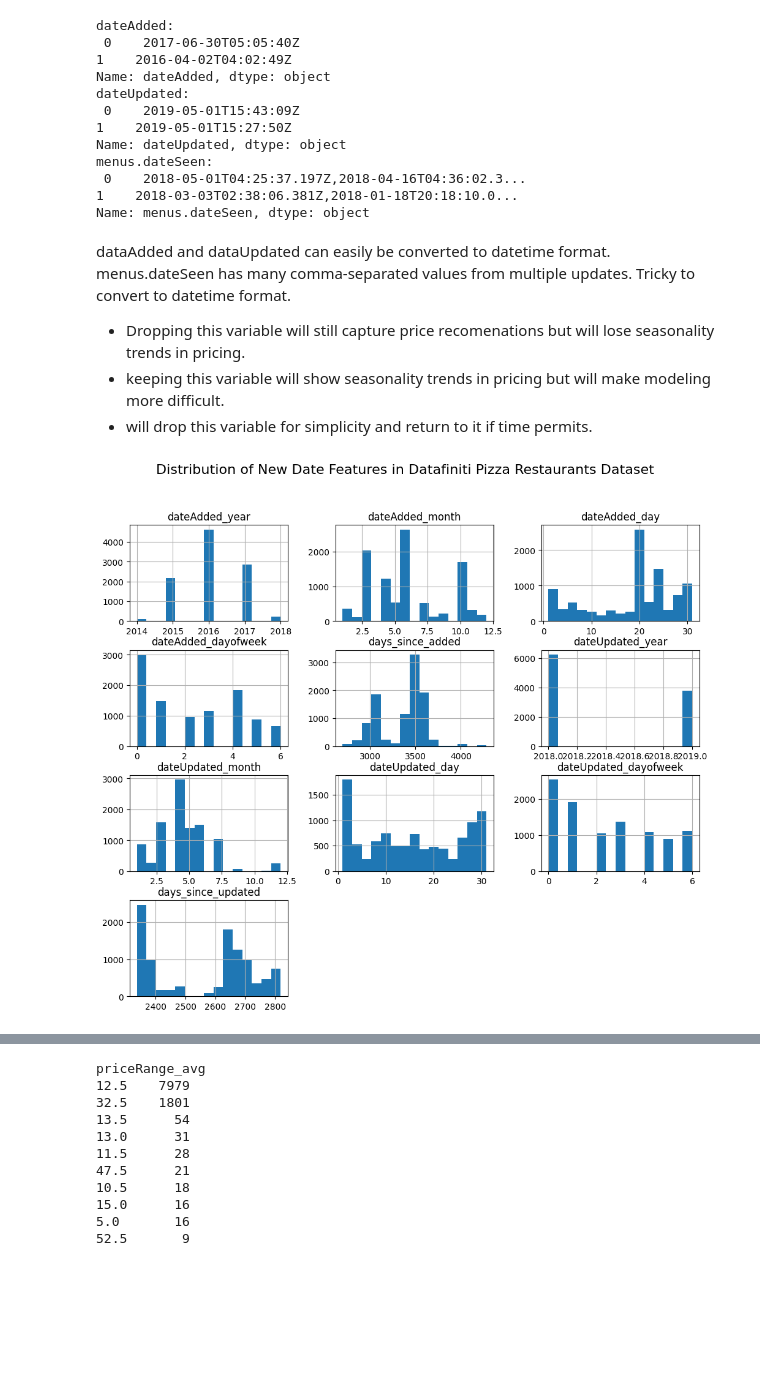
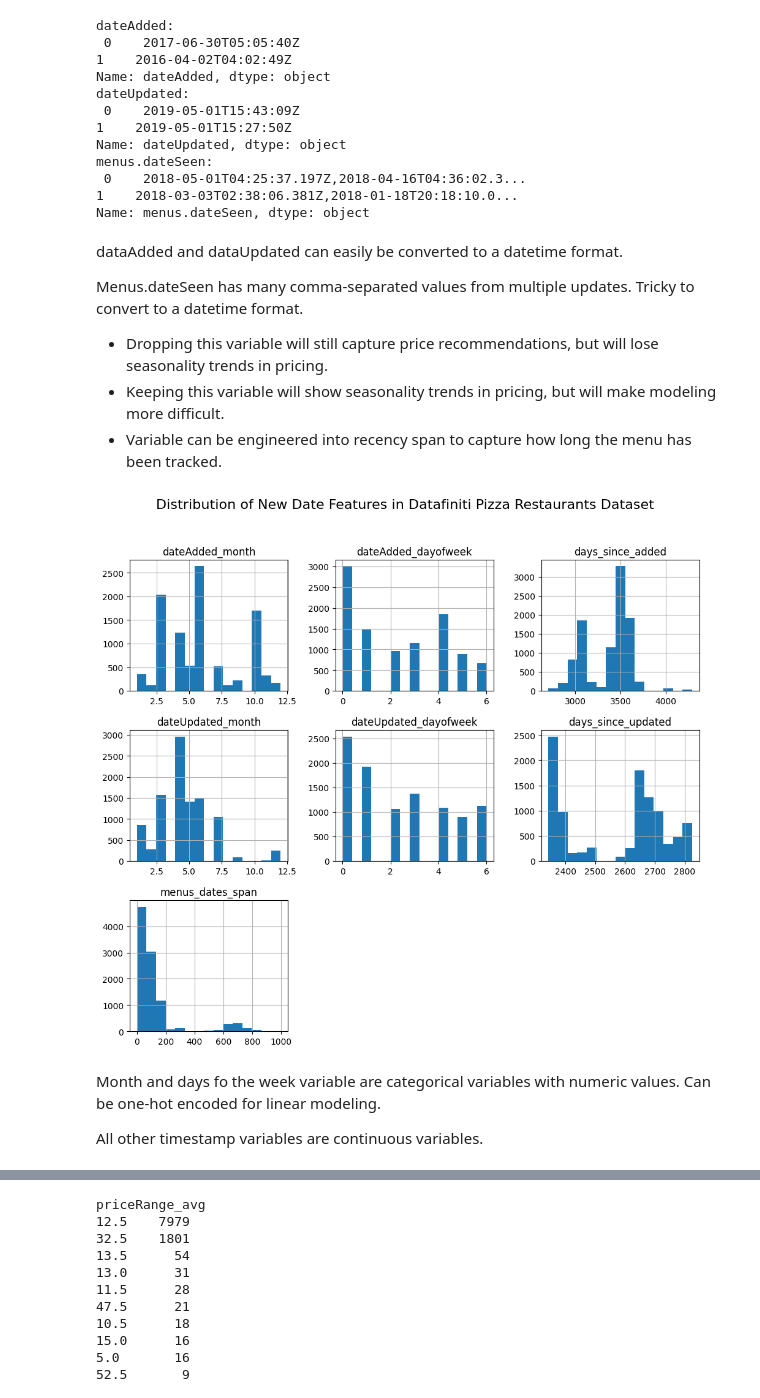
Before and after one commit to arjunvenkateshusd/ads505, a Jupyter notebook: ads505_FinalProj.ipynb, the cells around one changed output, grey strips where cells are left out. Drawn from its saved outputs; the diff is of its cells as text; code cells hidden in the pictures; blank space fills up the shorter version.

Commit message:
Refined the features for data preprocessing and prepared preprocessing pipeline steps

```diff
--- a/ads505_FinalProj.ipynb
+++ b/ads505_FinalProj.ipynb
@@ -201,11 +206,13 @@ There are a few features with missing values.
 data2_cleaned = data2.drop(columns=['id', 'categories', 'address', 'keys', 'menuPageURL']).copy()
 
 # Impute missing values for numeric columns with the mean
-num_cols = data2_cleaned.select_dtypes(include=['float64', 'int64']).columns
-data2_cleaned[num_cols] = data2_cleaned[num_cols].fillna(data2_cleaned[num_cols].mean())
+# num_cols = data2_cleaned.select_dtypes(include=['float64', 'int64']).columns
+# data2_cleaned[num_cols] = data2_cleaned[num_cols].fillna(data2_cleaned[num_cols].mean())
+# Above code commented out because there are no missing valuse in numeric columns in dataset 2
 
-# Impute missing values for categorical columns with the mode
-cat_cols = ['menus.currency', 'postalCode','priceRangeCurrency']
+# Impute missing values for categorical columns (postalCode is the only categorical variable in dataset 2 that needs impute)
+# Impute with the mode
+cat_cols = ['postalCode']
 for col in cat_cols:
     mode_value = data2_cleaned[col].mode()[0]
     data2_cleaned[col] = data2_cleaned[col].fillna(mode_value)
@@ -396,6 +397,6 @@ priceRangeMax: Maximum price of the price range
 # %%
 # Drop variable with one unique value and high-cardinality variables
-data2_cleaned = data2_cleaned.drop(columns=['country','menus.currency', 'priceRangeCurrency', 'postalCode', 'name'])
+data2_cleaned = data2_cleaned.drop(columns=['country','menus.currency', 'priceRangeCurrency', 'postalCode', 'menus.name'])
 # %% [markdown]
 ## Handle Timestamp Variables
 # %%
@@ -417,40 +418,59 @@ menus.dateSeen:
 1    2018-03-03T02:38:06.381Z,2018-01-18T20:18:10.0...
 Name: menus.dateSeen, dtype: object
 # %% [markdown]
-dataAdded and dataUpdated can easily be converted to datetime format.
-menus.dateSeen has many comma-separated values from multiple updates. Tricky to convert to datetime format.
-- Dropping this variable will still capture price recomenations but will lose seasonality trends in pricing.
-- keeping this variable will show seasonality trends in pricing but will make modeling more difficult.
-- will drop this variable for simplicity and return to it if time permits.
+dataAdded and dataUpdated can easily be converted to a datetime format.
+
+Menus.dateSeen has many comma-separated values from multiple updates. Tricky to convert to a datetime format.
+- Dropping this variable will still capture price recommendations, but will lose seasonality trends in pricing.
+- Keeping this variable will show seasonality trends in pricing, but will make modeling more difficult.
+- Variable can be engineered into recency span to capture how long the menu has been tracked.
 # %%
 # Change data formate of date columns to datetime data type
 data2_cleaned['dateAdded'] = pd.to_datetime(data2_cleaned['dateAdded'], errors='coerce', utc=True)
 data2_cleaned['dateUpdated'] = pd.to_datetime(data2_cleaned['dateUpdated'], errors='coerce', utc=True)
 # %%
 # Extract year, month, day, and day of week from dateAdded
-data2_cleaned['dateAdded_year'] = data2_cleaned['dateAdded'].dt.year
+# data2_cleaned['dateAdded_year'] = data2_cleaned['dateAdded'].dt.year
+# year infromation is captured in days_since_added feature
 data2_cleaned['dateAdded_month'] = data2_cleaned['dateAdded'].dt.month
-data2_cleaned['dateAdded_day'] = data2_cleaned['dateAdded'].dt.day
+# data2_cleaned['dateAdded_day'] = data2_cleaned['dateAdded'].dt.day
+# day infroamtion is captured in dateAdded_dayofweek feature
 data2_cleaned['dateAdded_dayofweek'] = data2_cleaned['dateAdded'].dt.dayofweek
 # Elapsed time since dateAdded
 data2_cleaned['days_since_added'] = (pd.Timestamp.now(tz='UTC') - data2_cleaned['dateAdded']).dt.days
+
 #  Extract year, month, day, and day of week from dateUpdated
-data2_cleaned['dateUpdated_year'] = data2_cleaned['dateUpdated'].dt.year
+# data2_cleaned['dateUpdated_year'] = data2_cleaned['dateUpdated'].dt.year
+# year infromation is captured in days_since_updated feature
 data2_cleaned['dateUpdated_month'] = data2_cleaned['dateUpdated'].dt.month
-data2_cleaned['dateUpdated_day'] = data2_cleaned['dateUpdated'].dt.day
+# data2_cleaned['dateUpdated_day'] = data2_cleaned['dateUpdated'].dt.day
+# day infroamtion is captured in dateUpdated_dayofweek feature
 data2_cleaned['dateUpdated_dayofweek'] = data2_cleaned['dateUpdated'].dt.dayofweek
 # Elapsed time since dateUpdated
 data2_cleaned['days_since_updated'] = (pd.Timestamp.now(tz='UTC') - data2_cleaned['dateUpdated']).dt.days
+# %%
+# Compute recency span of menus.dateSeen
+def date_span(s):
+    if pd.isna(s):
+        return 0
+    dates = [parser.parse(d) for d in str(s).split(',')]
+    return (max(dates) - min(dates)).days if len(dates) > 1 else 0
+
+data2_cleaned['menus_dates_span'] = data2_cleaned['menus.dateSeen'].apply(date_span)
 # %%
 # visulize the distribution of the new date features
-new_date_features = ['dateAdded_year', 'dateAdded_month', 'dateAdded_day', 'dateAdded_dayofweek',
-                     'days_since_added', 'dateUpdated_year', 'dateUpdated_month', 'dateUpdated_day',
-                     'dateUpdated_dayofweek', 'days_since_updated']
+new_date_features = ['dateAdded_month', 'dateAdded_dayofweek',
+                     'days_since_added', 'dateUpdated_month',
+                     'dateUpdated_dayofweek', 'days_since_updated', 'menus_dates_span']
 data2_cleaned[new_date_features].hist(figsize=(12,10), bins=15)
 plt.suptitle("Distribution of New Date Features in Datafiniti Pizza Restaurants Dataset", fontsize=16)
 plt.show()
 # %% [output]
-[figure, old version]
+[figure, new version]
+# %% [markdown]
+Month and days fo the week variable are categorical variables with numeric values. Can be one-hot encoded for linear modeling.
+
+All other timestamp variables are continuous variables.
 # %%
 # Check the correlation of the new date features
 plt.figuresize=(10,8)
```
Also changed, not shown: parts of 49 cells of this notebook.
